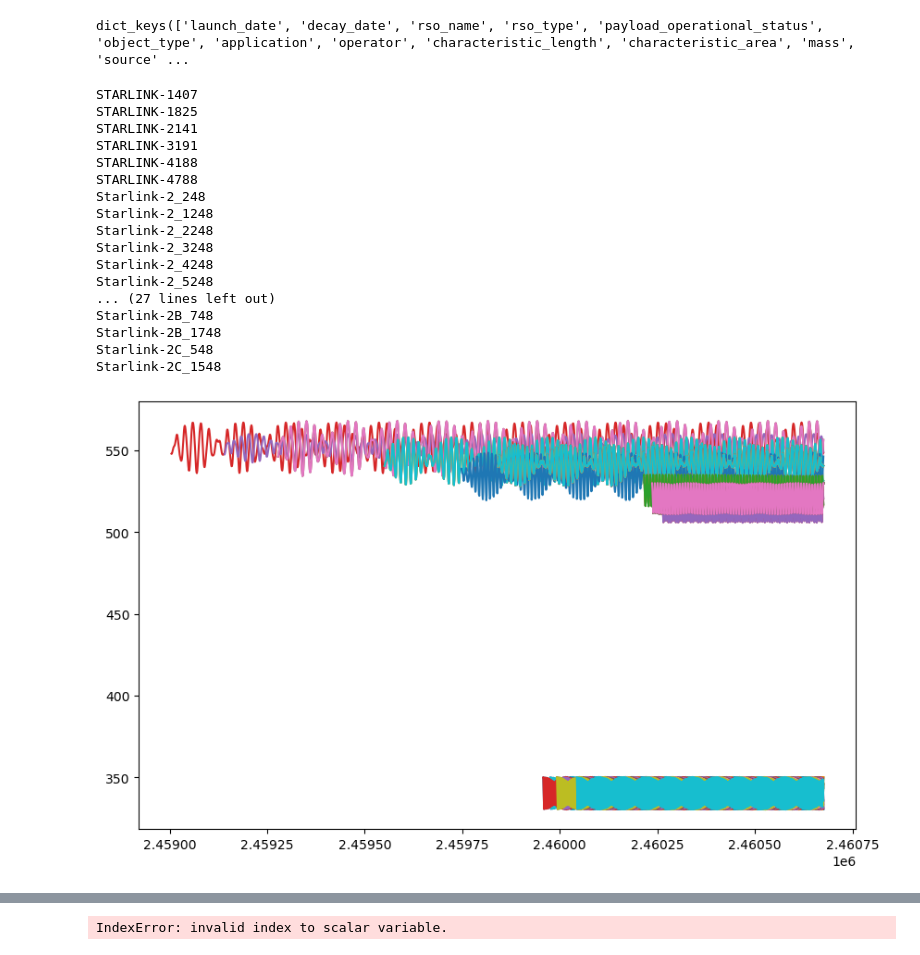
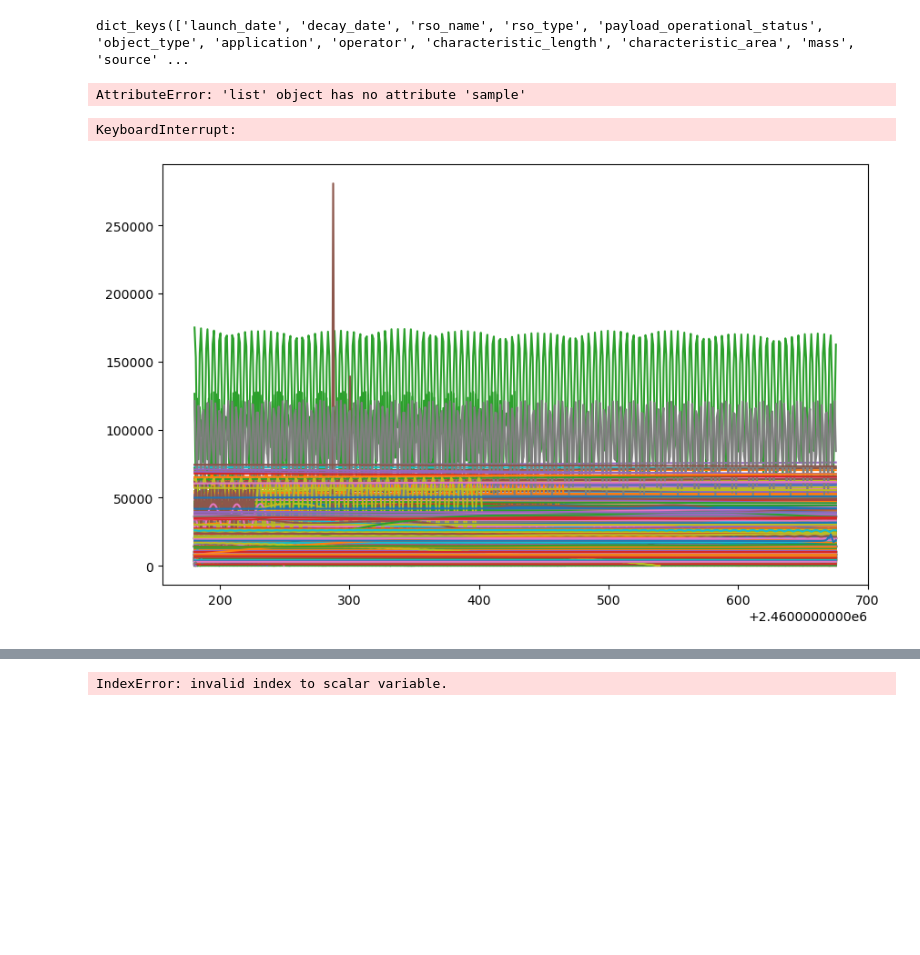
Before and after one commit to ucl-sgnl/FSPSimulator, a Jupyter notebook: src/fspsim/Visualisation.ipynb, the cells around one changed output, grey strips where cells are left out. Cells and saved outputs as stored; diff of their text form; code cells hidden in the pictures; blank space fills up the shorter version.

```diff
--- a/src/fspsim/Visualisation.ipynb
+++ b/src/fspsim/Visualisation.ipynb
@@ -38,38 +38,26 @@ print(len(spaceobjects1))
 print(spaceobjects1[0].__dict__.keys())
 # %% [output]
 dict_keys(['launch_date', 'decay_date', 'rso_name', 'rso_type', 'payload_operational_status', 'object_type', 'application', 'operator', 'characteristic_length', 'characteristic_area', 'mass', 'source' ...
+# %%
+random = random.sample(spaceobjects1, 10) #randomly sample 1000 space objects
+# %% [output]
+AttributeError: 'list' object has no attribute 'sample'
 # %%
 import matplotlib.pyplot as plt
 from fspsim.utils.Conversions import car2kep
 plt.figure(figsize=(10, 6))  # Set the figure size
 for spaceobject in spaceobjects1:
-    if "starlink" in spaceobject.rso_name.lower():  # Checks if "starlink" is a substring of rso_name
-        print(spaceobject.rso_name)
-        times = [point[0] for point in spaceobject.ephemeris]  # Extracting times
-        positions = [np.array(point[1]) for point in spaceobject.ephemeris]  # Extracting positions
-        velocities = [np.array(point[2]) for point in spaceobject.ephemeris]  # Extracting velocities
-        altitudes = [np.linalg.norm(pos)-6378.137 for pos in positions]  # Computing altitudes
+    #if "starlink" in spaceobject.rso_name.lower():  # Checks if "starlink" is a substring of rso_name
+    #    print(spaceobject.rso_name)
+    times = [point[0] for point in spaceobject.ephemeris]  # Extracting times
+    positions = [np.array(point[1]) for point in spaceobject.ephemeris]  # Extracting positions
+    velocities = [np.array(point[2]) for point in spaceobject.ephemeris]  # Extracting velocities
+    altitudes = [np.linalg.norm(pos)-6378.137 for pos in positions]  # Computing altitudes
 
     plt.plot(times, altitudes)
 # %% [output]
-STARLINK-1407
-STARLINK-1825
-STARLINK-2141
-STARLINK-3191
-STARLINK-4188
-STARLINK-4788
-Starlink-2_248
-Starlink-2_1248
-Starlink-2_2248
-Starlink-2_3248
-Starlink-2_4248
-Starlink-2_5248
-... (27 lines left out)
-Starlink-2B_748
-Starlink-2B_1748
-Starlink-2C_548
-Starlink-2C_1548
+KeyboardInterrupt:
-[figure, old version]
+[figure, new version]
 # %%
 #now a histogram of all the launch dates and all the decay dates
 launch_dates = []
```
Also changed, not shown: parts of 4 cells of this notebook, 5 other files.
